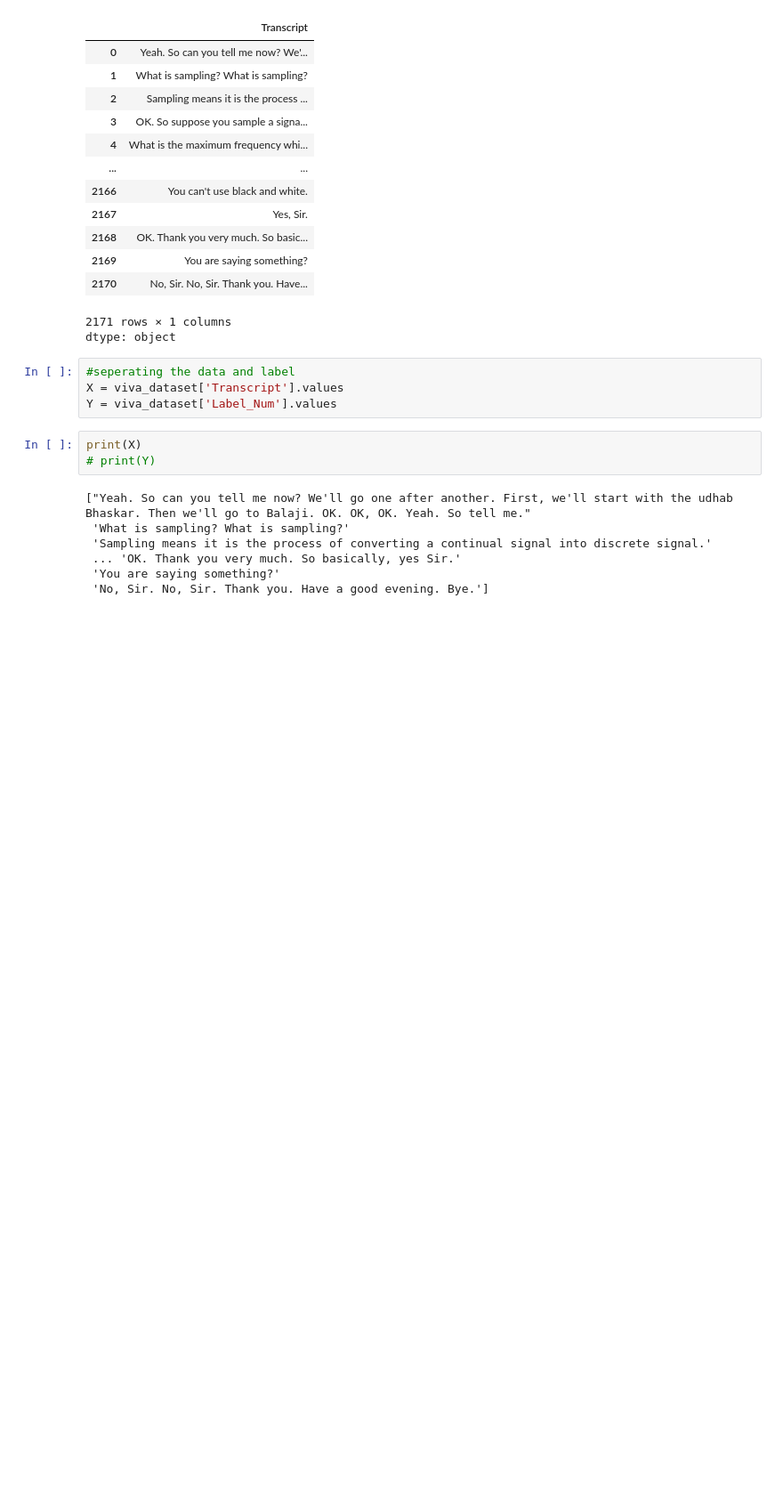
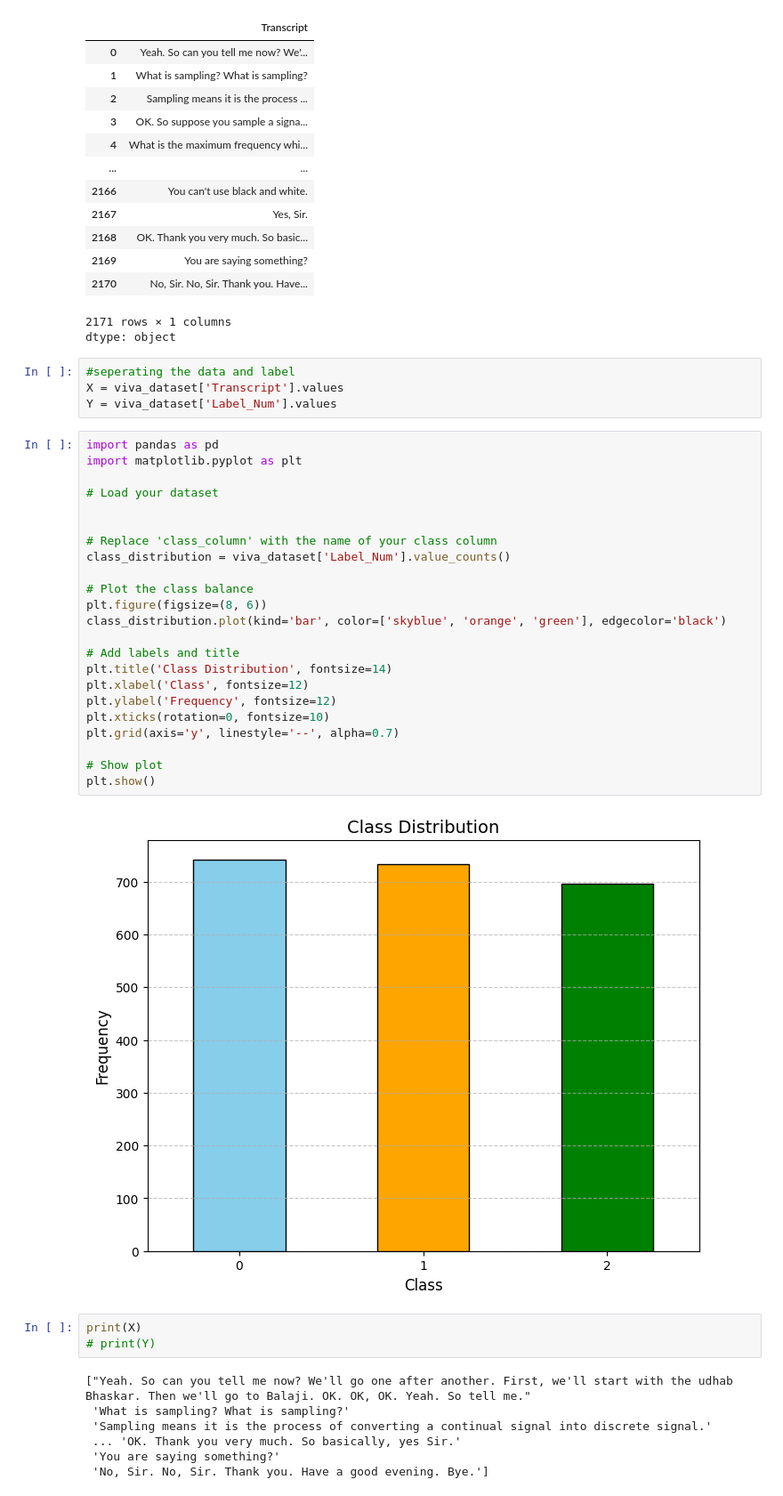
Before and after one commit to Arjun650/MachineLearning, a Jupyter notebook: Project.ipynb, the cells around one changed output. Shown at 89% size. Saved outputs shown, nothing was run; the diff lists cells and outputs as text; blank space fills up the shorter version.

```diff
--- a/Project.ipynb
+++ b/Project.ipynb
@@ -213,6 +217,31 @@ dtype: object
 #seperating the data and label
 X = viva_dataset['Transcript'].values
 Y = viva_dataset['Label_Num'].values
+# %%
+import pandas as pd
+import matplotlib.pyplot as plt
+
+# Load your dataset
+
+
+# Replace 'class_column' with the name of your class column
+class_distribution = viva_dataset['Label_Num'].value_counts()
+
+# Plot the class balance
+plt.figure(figsize=(8, 6))
+class_distribution.plot(kind='bar', color=['skyblue', 'orange', 'green'], edgecolor='black')
+
+# Add labels and title
+plt.title('Class Distribution', fontsize=14)
+plt.xlabel('Class', fontsize=12)
+plt.ylabel('Frequency', fontsize=12)
+plt.xticks(rotation=0, fontsize=10)
+plt.grid(axis='y', linestyle='--', alpha=0.7)
+
+# Show plot
+plt.show()
+# %% [output]
+[figure, added]
 # %%
 print(X)
 # print(Y)
```
Also changed, not shown: parts of 5 cells of this notebook.
